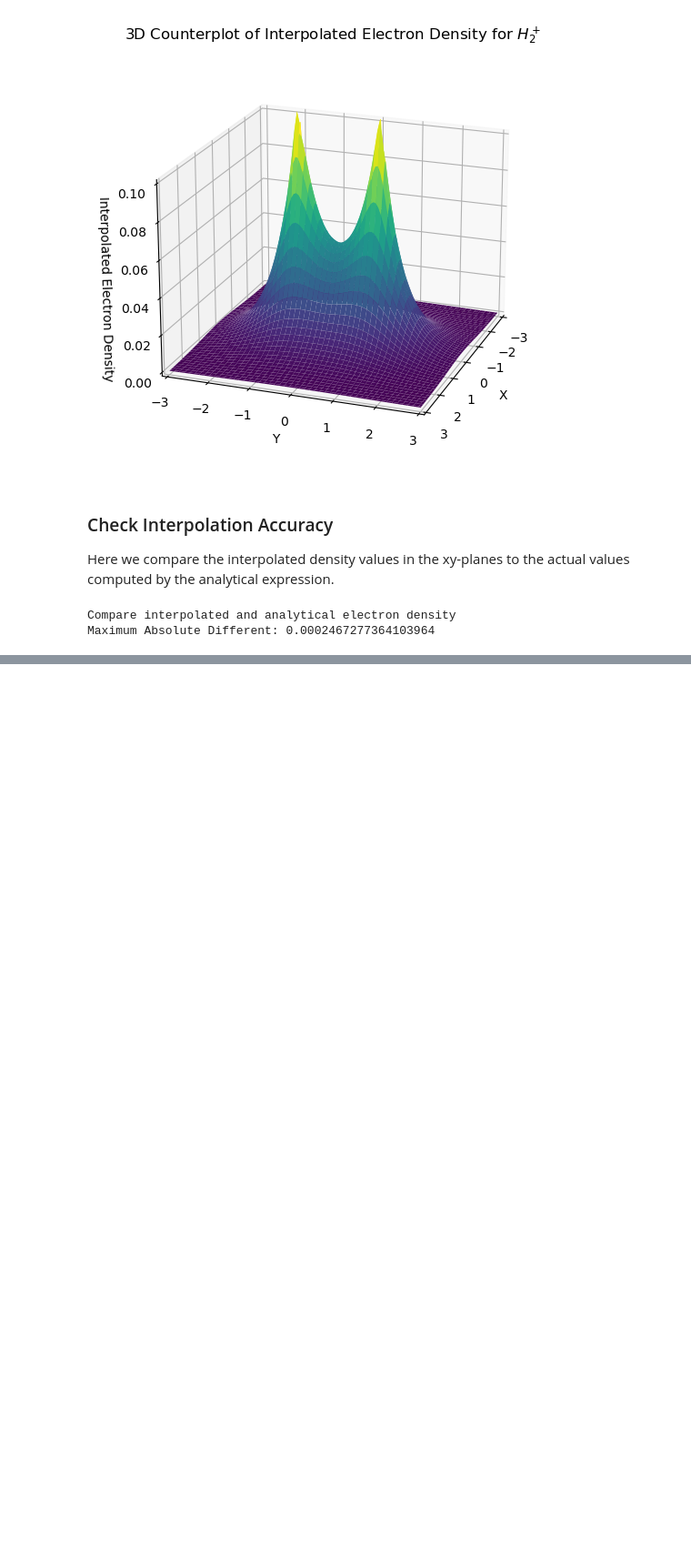
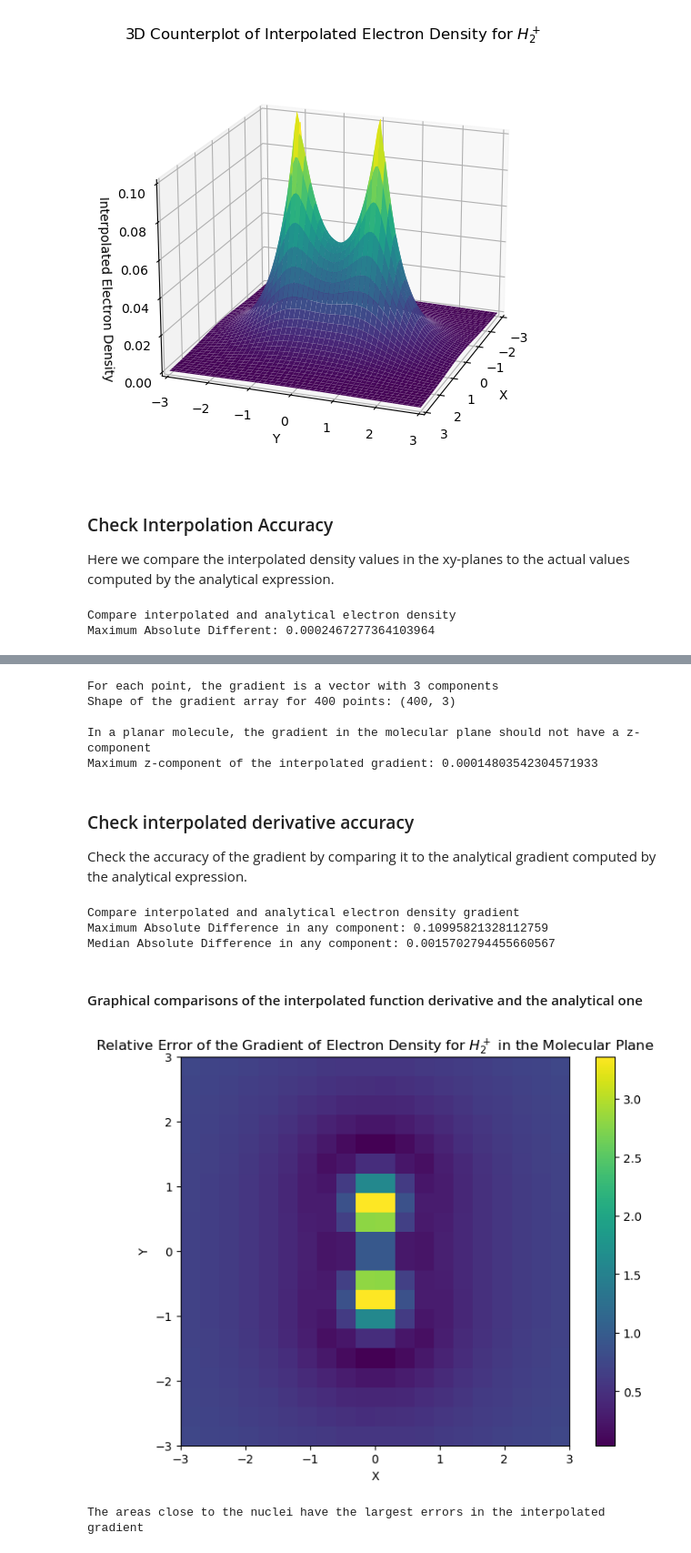
Before and after one commit to theochem/grid, a Jupyter notebook: doc/notebooks/Quickstart.ipynb, the cells around one changed output, grey strips where cells are left out. Shown at 91% size. Cells and saved outputs as stored; diff of their text form; code cells hidden in the pictures; blank space fills up the shorter version.

Commit message:
Add interpolated derivative example

```diff
--- a/doc/notebooks/Quickstart.ipynb
+++ b/doc/notebooks/Quickstart.ipynb
@@ -291,0 +292,78 @@ TBP.
+# %%
+# Sample points uniformly in the xy-plane (z=0)
+x_grid = np.linspace(-3, 3, 20)
+y_grid = np.linspace(-3, 3, 20)
+x_grid, y_grid = np.meshgrid(x_grid, y_grid)
+x_grid = x_grid.flatten()
+y_grid = y_grid.flatten()
+z_grid = np.zeros_like(x_grid)
+points = np.array([x_grid, y_grid, z_grid]).T
+
+# Interpolated gradient of electron density one the xy-plane
+grad_rho_iner = func_interpolation(points=points, deriv=1)
+
+print("For each point, the gradient is a vector with 3 components")
+print(f"Shape of the gradient array for {len(points)} points: {grad_rho_iner.shape}\n")
+print(f"In a planar molecule, the gradient in the molecular plane should not have a z-component")
+print(f"Maximum z-component of the interpolated gradient: {np.max(np.abs(grad_rho_iner[:, 2]))}")
+# %% [output]
+For each point, the gradient is a vector with 3 components
+Shape of the gradient array for 400 points: (400, 3)
+
+In a planar molecule, the gradient in the molecular plane should not have a z-component
+Maximum z-component of the interpolated gradient: 0.00014803542304571933
+# %% [markdown]
+### Check interpolated derivative accuracy
+Check the accuracy of the gradient by comparing it to the analytical gradient computed by the analytical expression.
+# %%
+# Compute psi values analytically
+s1_a_vals = np.sqrt(1 / np.pi) * np.exp(-np.linalg.norm(points - atcoords[0], axis=1))
+s1_b_vals = np.sqrt(1 / np.pi) * np.exp(-np.linalg.norm(points - atcoords[1], axis=1))
+psi_vals = N_num * (s1_a_vals + s1_b_vals)
+
+# Compute the gradient of psi analytically
+s1_a_grad = s1_a_vals[:, np.newaxis] * (points - atcoords[0])
+s1_b_grad = s1_b_vals[:, np.newaxis] * (points - atcoords[1])
+psi_grad = N_num * (s1_a_grad + s1_b_grad)
+
+# Compute gradient of electron rho analytically
+rho_grad = -2 * psi_vals[:, np.newaxis] * psi_grad
+
+print("Compare interpolated and analytical electron density gradient")
+print(f"Maximum Absolute Difference in any component: {np.max(np.abs(grad_rho_iner - rho_grad))}")
+print(f"Median Absolute Difference in any component: {np.median(np.abs(grad_rho_iner - rho_grad))}")
+# %% [output]
+Compare interpolated and analytical electron density gradient
+Maximum Absolute Difference in any component: 0.10995821328112759
+Median Absolute Difference in any component: 0.0015702794455660567
+# %% [markdown]
+#### Graphical comparisons of the interpolated function derivative and the analytical one
+# %%
+# compute the norm of the difference between the interpolated and analytical gradient
+rho_error_norm = np.linalg.norm(grad_rho_iner - rho_grad, axis=1)
+# divide by the norm of the analytical gradient
+rho_error_norm /= np.linalg.norm(rho_grad, axis=1)
+
+# create heatmap of the relative error
+rho_error_norm = rho_error_norm.reshape(20, 20)
+fig = plt.figure(figsize=(8, 6))
+ax = fig.add_subplot(111)
+
+# Adjust the limits to fit your data
+ax.set_xlim((-3, 3))
+ax.set_ylim((-3, 3))
+
+# Plot the error heatmap
+im = ax.imshow(rho_error_norm, cmap="viridis", interpolation="none", extent=[-3, 3, -3, 3])
+fig.colorbar(im)
+
+# Set labels and title
+ax.set_xlabel("X")
+ax.set_ylabel("Y")
+ax.set_title("Relative Error of the Gradient of Electron Density for $H_2^+$ in the Molecular Plane")
+plt.show()
+
+print(f"The areas close to the nuclei have the largest errors in the interpolated gradient")
+# %% [output]
+[figure, added]
+The areas close to the nuclei have the largest errors in the interpolated gradient
```
Also changed, not shown: parts of 5 cells of this notebook.
